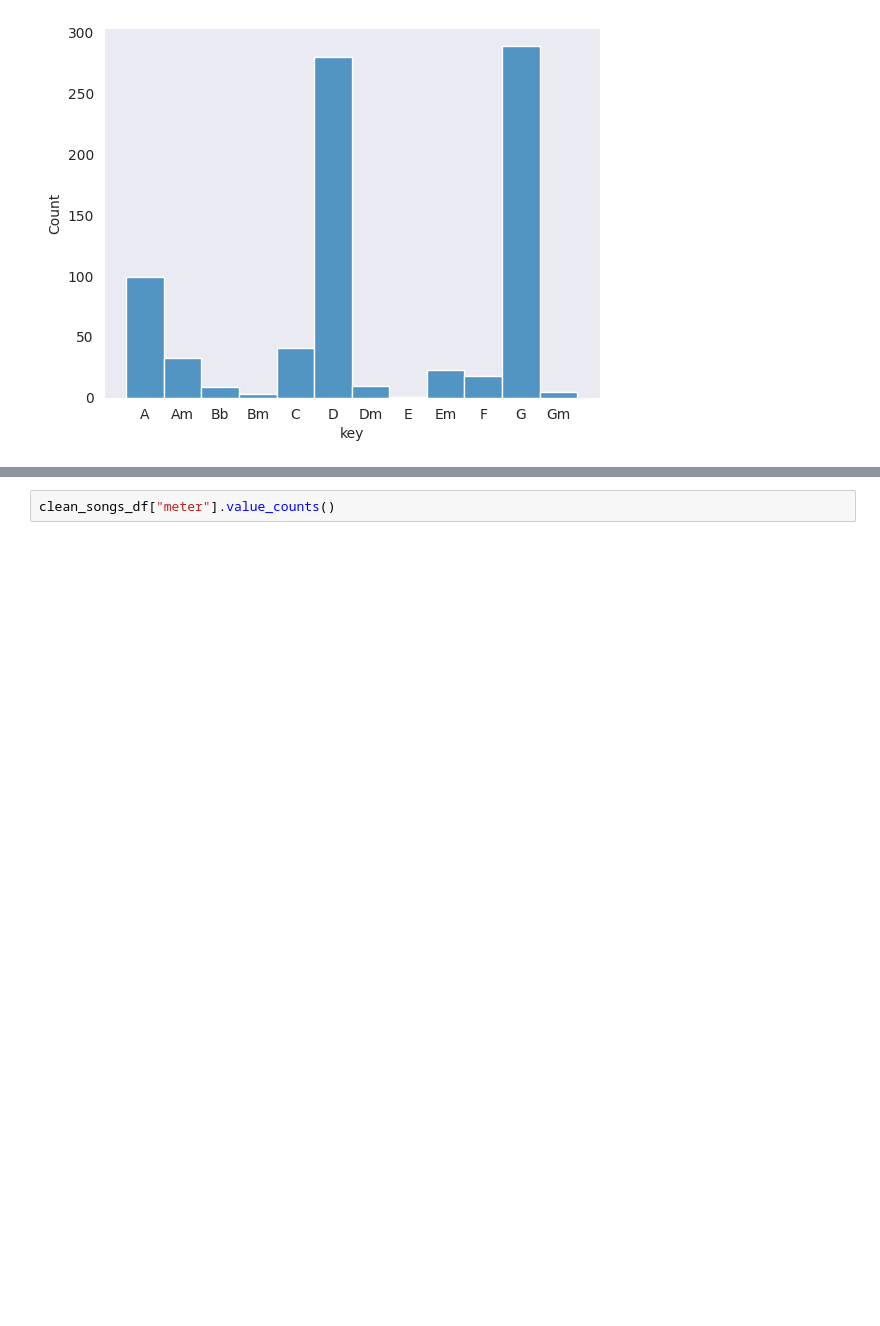
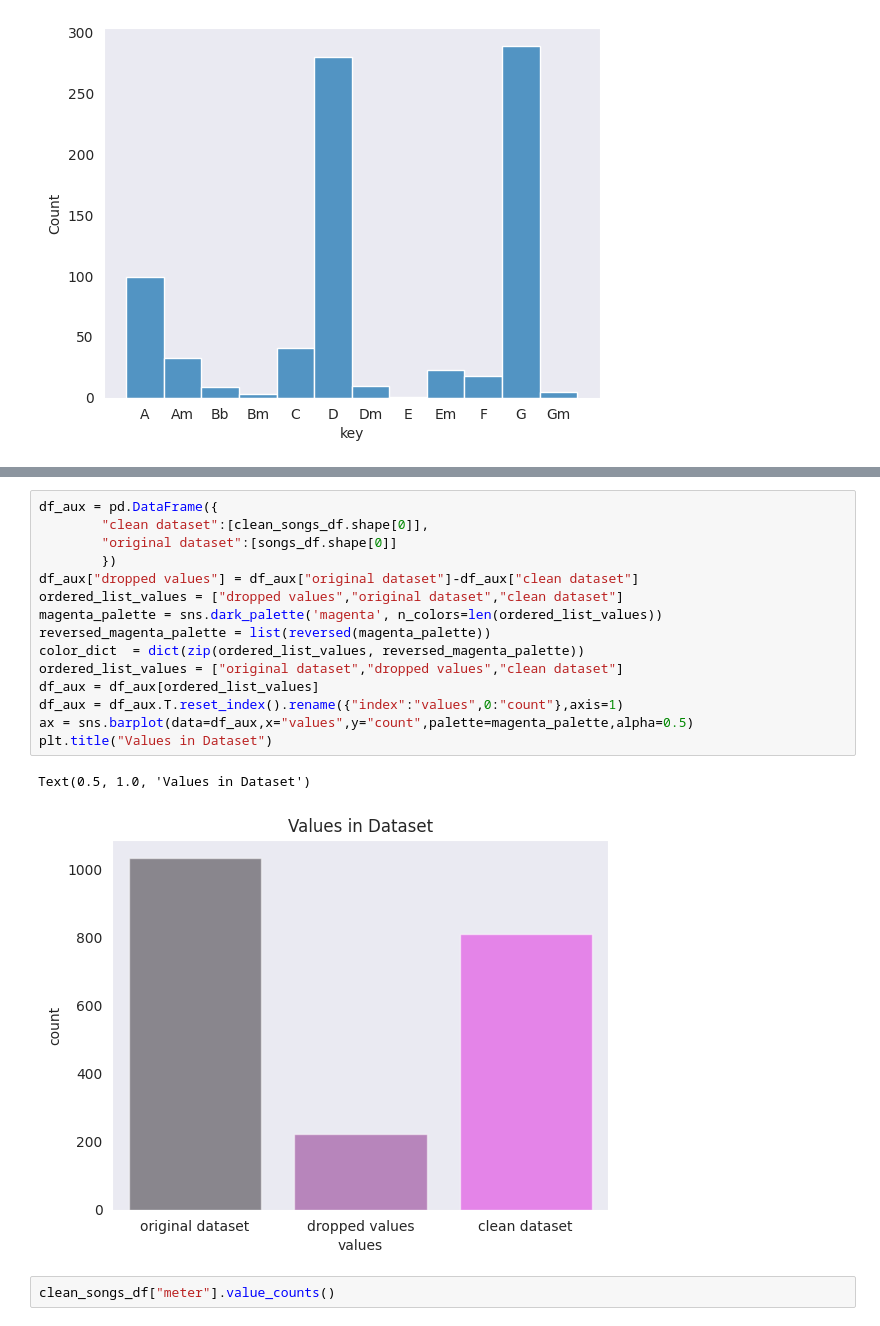
Before and after one commit to DavidNogales/DeepEarTraining, a Jupyter notebook: training_lab/notebooks/EDA_nottingham.ipynb, the cells around one changed output, grey strips where cells are left out. Drawn from its saved outputs; the diff is of its cells as text; blank space fills up the shorter version.

```diff
--- a/training_lab/notebooks/EDA_nottingham.ipynb
+++ b/training_lab/notebooks/EDA_nottingham.ipynb
@@ -596,3 +625,21 @@ NaN values: 0
+# %%
+df_aux = pd.DataFrame({
+        "clean dataset":[clean_songs_df.shape[0]],
+        "original dataset":[songs_df.shape[0]]
+        })
+df_aux["dropped values"] = df_aux["original dataset"]-df_aux["clean dataset"]
+ordered_list_values = ["dropped values","original dataset","clean dataset"]
+magenta_palette = sns.dark_palette('magenta', n_colors=len(ordered_list_values))
+reversed_magenta_palette = list(reversed(magenta_palette))
+color_dict  = dict(zip(ordered_list_values, reversed_magenta_palette))
+ordered_list_values = ["original dataset","dropped values","clean dataset"]
+df_aux = df_aux[ordered_list_values]
+df_aux = df_aux.T.reset_index().rename({"index":"values",0:"count"},axis=1)
+ax = sns.barplot(data=df_aux,x="values",y="count",palette=magenta_palette,alpha=0.5)
+plt.title("Values in Dataset")
+# %% [output]
+Text(0.5, 1.0, 'Values in Dataset')
+[figure, added]
 # %%
 clean_songs_df["meter"].value_counts()
 # %% [output]
```
Also changed, not shown: parts of 7 cells of this notebook.
